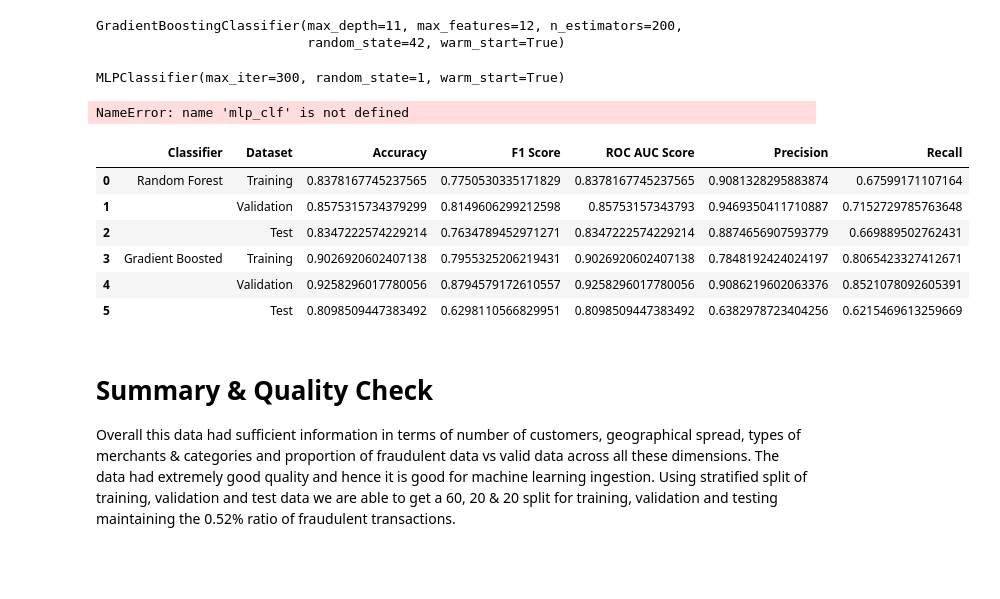
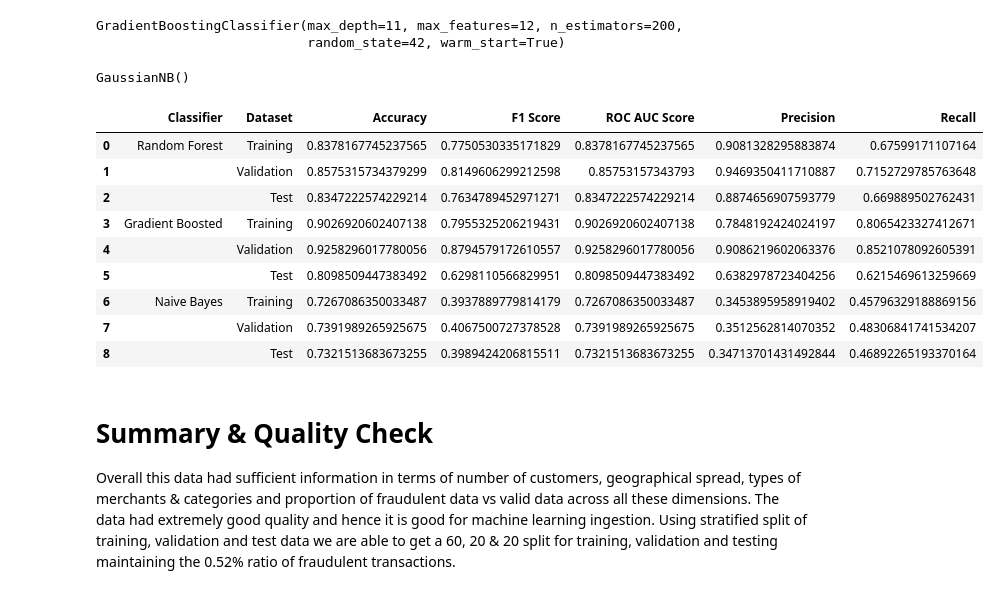
Before and after one commit to shaileshhemdev/hemdev-705.603Spring24, a Jupyter notebook: FraudDetection/analysis/exploratory_data_analysis.ipynb, the cells around one changed output. Saved outputs shown, nothing was run; the diff lists cells and outputs as text; code cells hidden in the pictures; blank space fills up the shorter version.

Commit message:
Update Classifier Metrics

```diff
--- a/FraudDetection/analysis/exploratory_data_analysis.ipynb
+++ b/FraudDetection/analysis/exploratory_data_analysis.ipynb
@@ -1009,16 +987,16 @@ recall          += [recall_score(y_test, y_pred)]
 f1              += [f1_score(y_test, y_pred)]
 roc_auc         += [roc_auc_score(y_test, y_pred)]
 acc             += [balanced_accuracy_score(y_test, y_pred)]
-# %%
-from sklearn.neural_network import MLPClassifier
-
-mlp_clf = MLPClassifier(warm_start=True, random_state=1, max_iter=300)
-mlp_clf.fit(X_train, y_train)
-# %% [output]
-MLPClassifier(max_iter=300, random_state=1, warm_start=True)
+# %%
+from sklearn.naive_bayes import GaussianNB
+
+nb_clf = GaussianNB()
+nb_clf.fit(X_train, y_train)
+# %% [output]
+GaussianNB()
 # %%
 # Measure on Training Data
-y_pred = mlp_clf.predict(X_train)
+y_pred = nb_clf.predict(X_train)
 tn, fp, fn, tp = confusion_matrix(y_train, y_pred).ravel()
 
 precision       += [precision_score(y_train, y_pred)]
@@ -1028,7 +1006,7 @@ roc_auc         += [roc_auc_score(y_train, y_pred)]
 acc             += [balanced_accuracy_score(y_train, y_pred)]
 
 # Measure on Validation Data
-y_pred = mlp_clf.predict(X_val)
+y_pred = nb_clf.predict(X_val)
 tn, fp, fn, tp = confusion_matrix(y_val, y_pred).ravel()
 
 precision       += [precision_score(y_val, y_pred)]
@@ -1038,7 +1016,7 @@ roc_auc         += [roc_auc_score(y_val, y_pred)]
 acc             += [balanced_accuracy_score(y_val, y_pred)]
 
 # Measure on Test Data
-y_pred = mlp_clf.predict(X_test)
+y_pred = nb_clf.predict(X_test)
 tn, fp, fn, tp = confusion_matrix(y_test, y_pred).ravel()
 
 precision       += [precision_score(y_test, y_pred)]
@@ -1046,25 +1024,26 @@ recall          += [recall_score(y_test, y_pred)]
 f1              += [f1_score(y_test, y_pred)]
 roc_auc         += [roc_auc_score(y_test, y_pred)]
 acc             += [balanced_accuracy_score(y_test, y_pred)]
-# %% [output]
-NameError: name 'mlp_clf' is not defined
 # %%
 # Collect all the metrics by classifier to compare
-classifiers = ['Random Forest', '', '', 'Gradient Boosted', '','']
-metrics_datasets = ['Training', 'Validation', 'Test','Training', 'Validation', 'Test']
+classifiers = ['Random Forest', '', '', 'Gradient Boosted', '','', 'Naive Bayes', '','']
+metrics_datasets = ['Training', 'Validation', 'Test','Training', 'Validation', 'Test','Training', 'Validation', 'Test']
 
 model_stats = np.column_stack((classifiers, metrics_datasets, acc, f1, roc_auc, precision, recall))
 model_stats_df = pd.DataFrame(model_stats, columns = ['Classifier','Dataset','Accuracy','F1 Score',
                                                         'ROC AUC Score', 'Precision', 'Recall'])
 display(HTML(model_stats_df.to_html()))
 # %% [output]
 |  | Classifier | Dataset | Accuracy | F1 Score | ROC AUC Score | Precision | Recall |
 | 0 | Random Forest | Training | 0.8378167745237565 | 0.7750530335171829 | 0.8378167745237565 | 0.9081328295883874 | 0.67599171107164 |
 | 1 |  | Validation | 0.8575315734379299 | 0.8149606299212598 | 0.85753157343793 | 0.9469350411710887 | 0.7152729785763648 |
 | 2 |  | Test | 0.8347222574229214 | 0.7634789452971271 | 0.8347222574229214 | 0.8874656907593779 | 0.669889502762431 |
 | 3 | Gradient Boosted | Training | 0.9026920602407138 | 0.7955325206219431 | 0.9026920602407138 | 0.7848192424024197 | 0.8065423327412671 |
 | 4 |  | Validation | 0.9258296017780056 | 0.8794579172610557 | 0.9258296017780056 | 0.9086219602063376 | 0.8521078092605391 |
 | 5 |  | Test | 0.8098509447383492 | 0.6298110566829951 | 0.8098509447383492 | 0.6382978723404256 | 0.6215469613259669 |
+| 6 | Naive Bayes | Training | 0.7267086350033487 | 0.3937889779814179 | 0.7267086350033487 | 0.3453895958919402 | 0.45796329188869156 |
+| 7 |  | Validation | 0.7391989265925675 | 0.4067500727378528 | 0.7391989265925675 | 0.3512562814070352 | 0.48306841741534207 |
+| 8 |  | Test | 0.7321513683673255 | 0.3989424206815511 | 0.7321513683673255 | 0.34713701431492844 | 0.46892265193370164 |
 # %% [markdown]
 # Summary & Quality Check
 
```
Also changed, not shown: parts of 2 cells of this notebook, 1 other file.
